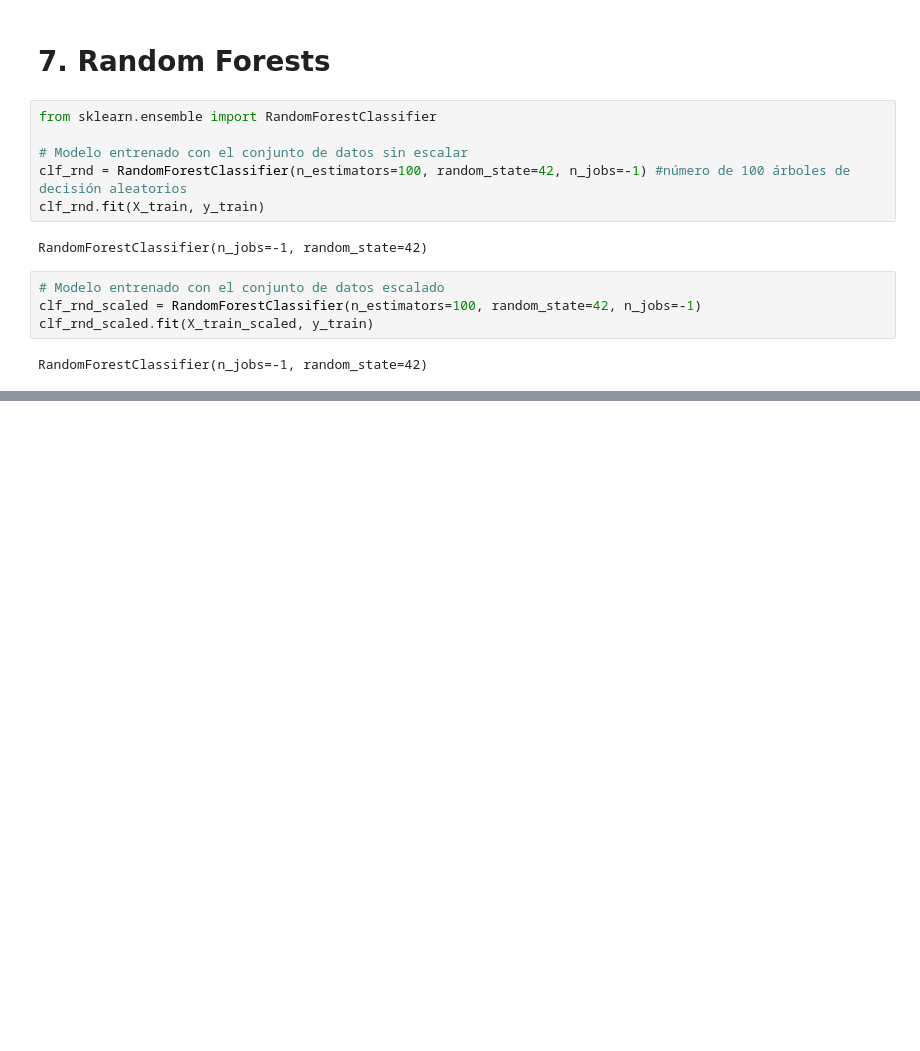
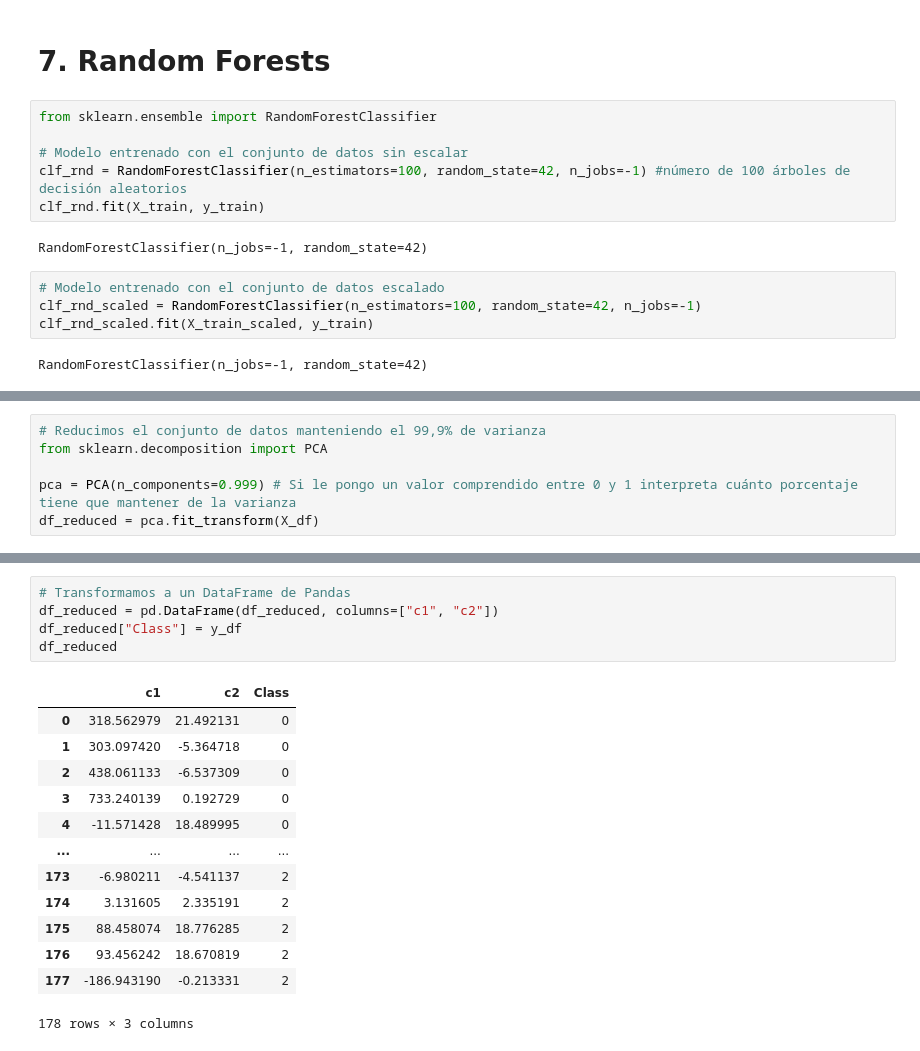
Before and after one commit to Jootgitoo/PIA, a Jupyter notebook: ML_arboldecision_randomforest-main/ejercicio-arboles-decision.ipynb, the cells around one changed output, grey strips where cells are left out. Drawn from its saved outputs; the diff is of its cells as text; blank space fills up the shorter version.

```diff
--- a/ML_arboldecision_randomforest-main/ejercicio-arboles-decision.ipynb
+++ b/ML_arboldecision_randomforest-main/ejercicio-arboles-decision.ipynb
@@ -385,0 +585,6 @@ f1_score WITH preparation: 1.0
+# %%
+# Reducimos el conjunto de datos manteniendo el 99,9% de varianza
+from sklearn.decomposition import PCA
+
+pca = PCA(n_components=0.999) # Si le pongo un valor comprendido entre 0 y 1 interpreta cuánto porcentaje tiene que mantener de la varianza
+df_reduced = pca.fit_transform(X_df)
@@ -385,0 +601,19 @@ f1_score WITH preparation: 1.0
+# %%
+# Transformamos a un DataFrame de Pandas
+df_reduced = pd.DataFrame(df_reduced, columns=["c1", "c2"])
+df_reduced["Class"] = y_df
+df_reduced
+# %% [output]
+|  | c1 | c2 | Class |
+| 0 | 318.562979 | 21.492131 | 0 |
+| 1 | 303.097420 | -5.364718 | 0 |
+| 2 | 438.061133 | -6.537309 | 0 |
+| 3 | 733.240139 | 0.192729 | 0 |
+| 4 | -11.571428 | 18.489995 | 0 |
+| ... | ... | ... | ... |
+| 173 | -6.980211 | -4.541137 | 2 |
+| 174 | 3.131605 | 2.335191 | 2 |
+| 175 | 88.458074 | 18.776285 | 2 |
+| 176 | 93.456242 | 18.670819 | 2 |
+| 177 | -186.943190 | -0.213331 | 2 |
+178 rows × 3 columns
```
Also changed, not shown: parts of 39 cells of this notebook.
